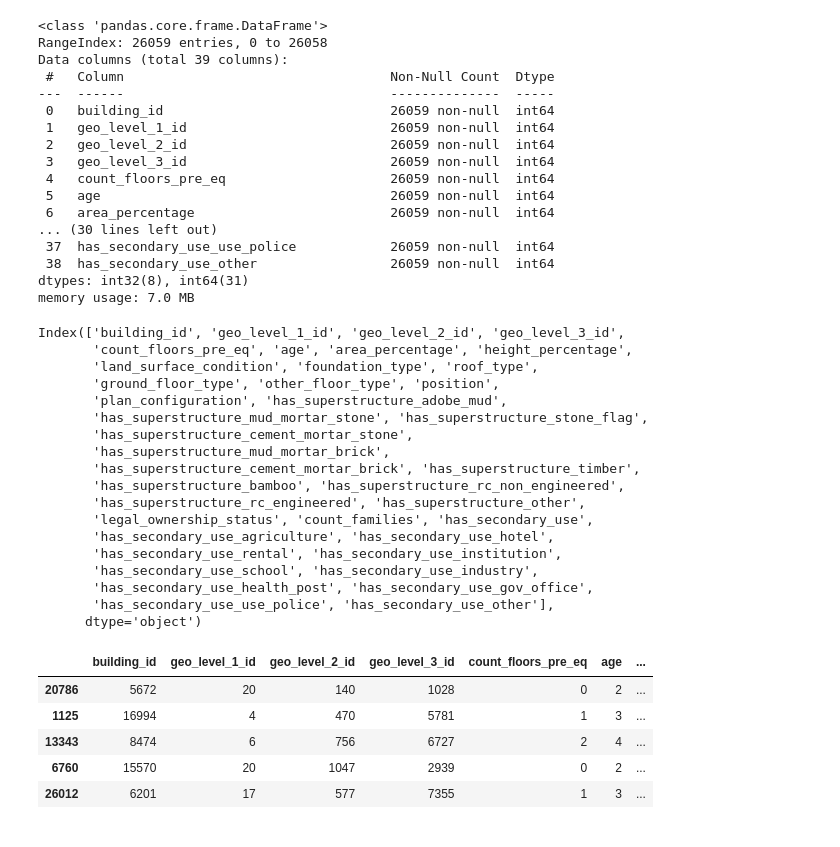
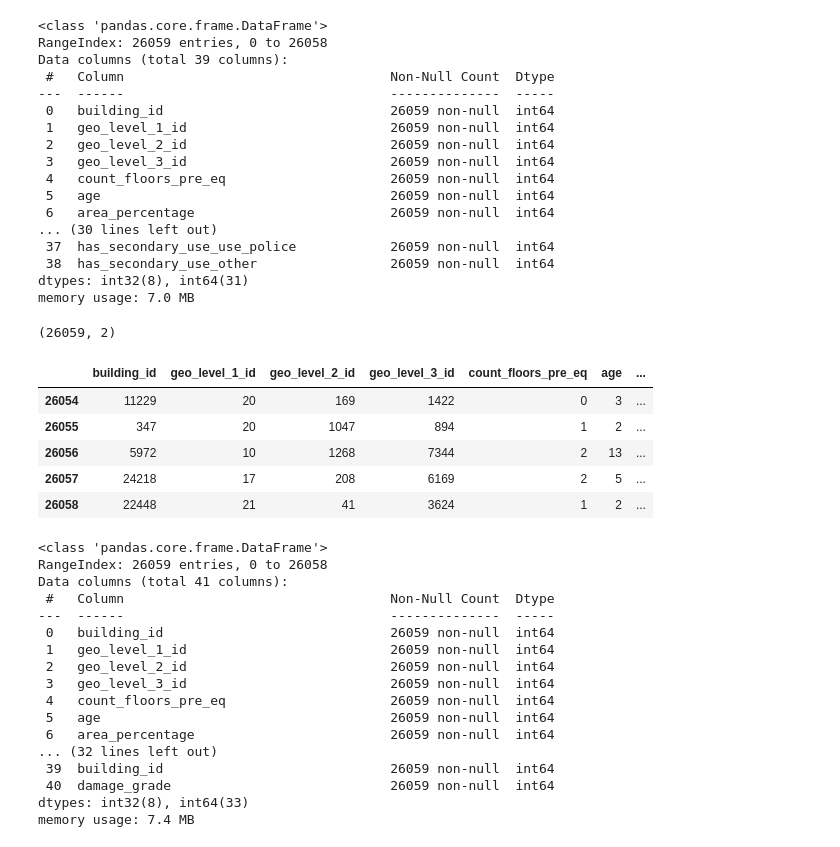
Before and after one commit to vleong1/modeling_earthquake_damage, a Jupyter notebook: ChrisMartinNNModeling.ipynb, the cells around one changed output. Cells and saved outputs as stored; diff of their text form; code cells hidden in the pictures.

```diff
--- a/ChrisMartinNNModeling.ipynb
+++ b/ChrisMartinNNModeling.ipynb
@@ -143,24 +149,3 @@ Data columns (total 39 columns):
  38  has_secondary_use_other                 26059 non-null  int64
 dtypes: int32(8), int64(31)
 memory usage: 7.0 MB
-# %%
-train_enc.columns
-# %% [output]
-Index(['building_id', 'geo_level_1_id', 'geo_level_2_id', 'geo_level_3_id',
-       'count_floors_pre_eq', 'age', 'area_percentage', 'height_percentage',
-       'land_surface_condition', 'foundation_type', 'roof_type',
-       'ground_floor_type', 'other_floor_type', 'position',
-       'plan_configuration', 'has_superstructure_adobe_mud',
-       'has_superstructure_mud_mortar_stone', 'has_superstructure_stone_flag',
-       'has_superstructure_cement_mortar_stone',
-       'has_superstructure_mud_mortar_brick',
-       'has_superstructure_cement_mortar_brick', 'has_superstructure_timber',
-       'has_superstructure_bamboo', 'has_superstructure_rc_non_engineered',
-       'has_superstructure_rc_engineered', 'has_superstructure_other',
-       'legal_ownership_status', 'count_families', 'has_secondary_use',
-       'has_secondary_use_agriculture', 'has_secondary_use_hotel',
-       'has_secondary_use_rental', 'has_secondary_use_institution',
-       'has_secondary_use_school', 'has_secondary_use_industry',
-       'has_secondary_use_health_post', 'has_secondary_use_gov_office',
-       'has_secondary_use_use_police', 'has_secondary_use_other'],
-      dtype='object')
@@ -169,0 +152,35 @@ y = trainlabel['damage_grade']
+# %%
+trainlabel.shape
+# %% [output]
+(26059, 2)
+# %%
+train_merge = pd.concat([train_enc,trainlabel], axis=1)
+# %%
+train_merge.tail()
+# %% [output]
+|  | building_id | geo_level_1_id | geo_level_2_id | geo_level_3_id | count_floors_pre_eq | age | ... |
+| 26054 | 11229 | 20 | 169 | 1422 | 0 | 3 | ... |
+| 26055 | 347 | 20 | 1047 | 894 | 1 | 2 | ... |
+| 26056 | 5972 | 10 | 1268 | 7344 | 2 | 13 | ... |
+| 26057 | 24218 | 17 | 208 | 6169 | 2 | 5 | ... |
+| 26058 | 22448 | 21 | 41 | 3624 | 1 | 2 | ... |
+# %%
+train_merge.info()
+# %% [output]
+<class 'pandas.core.frame.DataFrame'>
+RangeIndex: 26059 entries, 0 to 26058
+Data columns (total 41 columns):
+ #   Column                                  Non-Null Count  Dtype
+---  ------                                  --------------  -----
+ 0   building_id                             26059 non-null  int64
+ 1   geo_level_1_id                          26059 non-null  int64
+ 2   geo_level_2_id                          26059 non-null  int64
+ 3   geo_level_3_id                          26059 non-null  int64
+ 4   count_floors_pre_eq                     26059 non-null  int64
+ 5   age                                     26059 non-null  int64
+ 6   area_percentage                         26059 non-null  int64
+... (32 lines left out)
+ 39  building_id                             26059 non-null  int64
+ 40  damage_grade                            26059 non-null  int64
+dtypes: int32(8), int64(33)
+memory usage: 7.4 MB
@@ -170,11 +190,2 @@ y = trainlabel['damage_grade']
 # %%
 X_train, X_test, y_train, y_test = train_test_split(X,y,stratify=y, random_state=123)
-# %%
-X_train.head()
-# %% [output]
-|  | building_id | geo_level_1_id | geo_level_2_id | geo_level_3_id | count_floors_pre_eq | age | ... |
-| 20786 | 5672 | 20 | 140 | 1028 | 0 | 2 | ... |
-| 1125 | 16994 | 4 | 470 | 5781 | 1 | 3 | ... |
-| 13343 | 8474 | 6 | 756 | 6727 | 2 | 4 | ... |
-| 6760 | 15570 | 20 | 1047 | 2939 | 0 | 2 | ... |
-| 26012 | 6201 | 17 | 577 | 7355 | 1 | 3 | ... |
```
Also changed, not shown: parts of 69 cells of this notebook, 1 other file.
